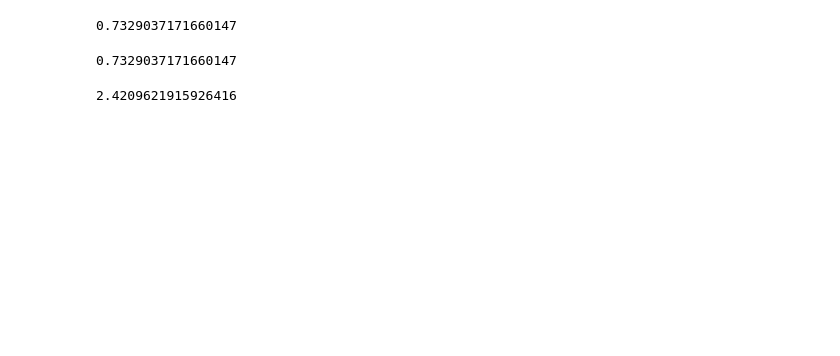
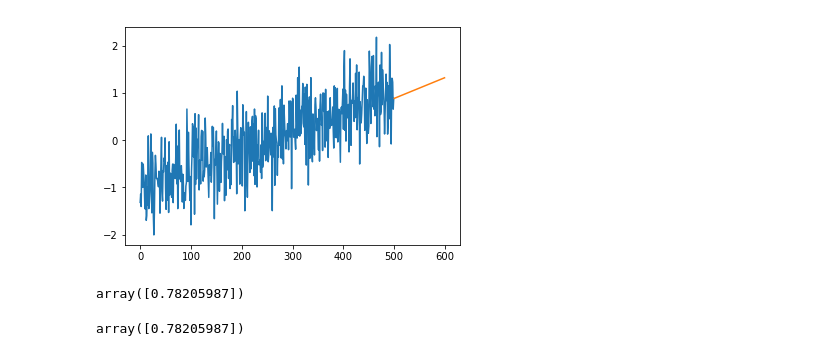
Before and after one commit to jdee-smith/PyForePa, a Jupyter notebook: PyForePa/PyForePa-basic.ipynb, the cells around one changed output. Drawn from its saved outputs; the diff is of its cells as text; code cells hidden in the pictures; blank space fills up the shorter version.

```diff
--- a/PyForePa/PyForePa-basic.ipynb
+++ b/PyForePa/PyForePa-basic.ipynb
@@ -26,3 +15,3 @@ df.describe()
 # %%
-# Make a PyForePa object called "data".
-data = PyForePa(df['T1'])
+# Make a tseries object called "data".
+data = tseries(y=y, date=date)
@@ -35,0 +18,3 @@ print(y_pred)
+# %%
+# Forecast next 100 steps using a drift model.
+forecast = model.drift_forecast(data, h=100)
@@ -54 +40,8 @@ print(ub_y_pred)
+# %%
+# Plot original series along with forecasted values.
+plt.plot(np.arange(len(forecast.y_original)), forecast.y_original)
+plt.plot(np.arange(len(forecast.y_original), 600, 1), forecast.y_point)
+plt.show()
+# %% [output]
+[figure, added]
 # %%
@@ -60,20 +53,12 @@ y_true = df['T1'].tail(1735)
 # %%
-# Predict final 1735 observations using a naive model and calculate rmse by comparing
-# predictions to ground truth.
-naive_rmse = train_set.naive_forecast(h=len(y_true)).root_mean_squared_error(y_true)
-print(naive_rmse)
+# Predict the final 100 observations with a drift model.
+# Get RMSE by comparing predictions to ground truth.
+forecast = model.drift_forecast(y_train, h=len(y_true))
+forecast.accuracy(y_true)['RMSE']
 # %% [output]
-0.7329037171660147
+array([0.78205987])
 # %%
 # Alternatively...
-naive_preds = train_set.naive_forecast(h=len(y_true))
-naive_rmse = naive_preds.root_mean_squared_error(y_true)
-print(naive_rmse)
+model.drift_forecast(y_train, h=len(y_true)).accuracy(y_true)['RMSE']
 # %% [output]
-0.7329037171660147
+array([0.78205987])
-# %%
-# Compare naive model to a historical mean model. Loooks like the naive model does better.
-mean_rmse = train_set.mean_forecast(h=len(y_true)).root_mean_squared_error(y_true)
-print(mean_rmse)
-# %% [output]
-2.4209621915926416
```
Also changed, not shown: parts of 13 cells of this notebook, 6 other files.
